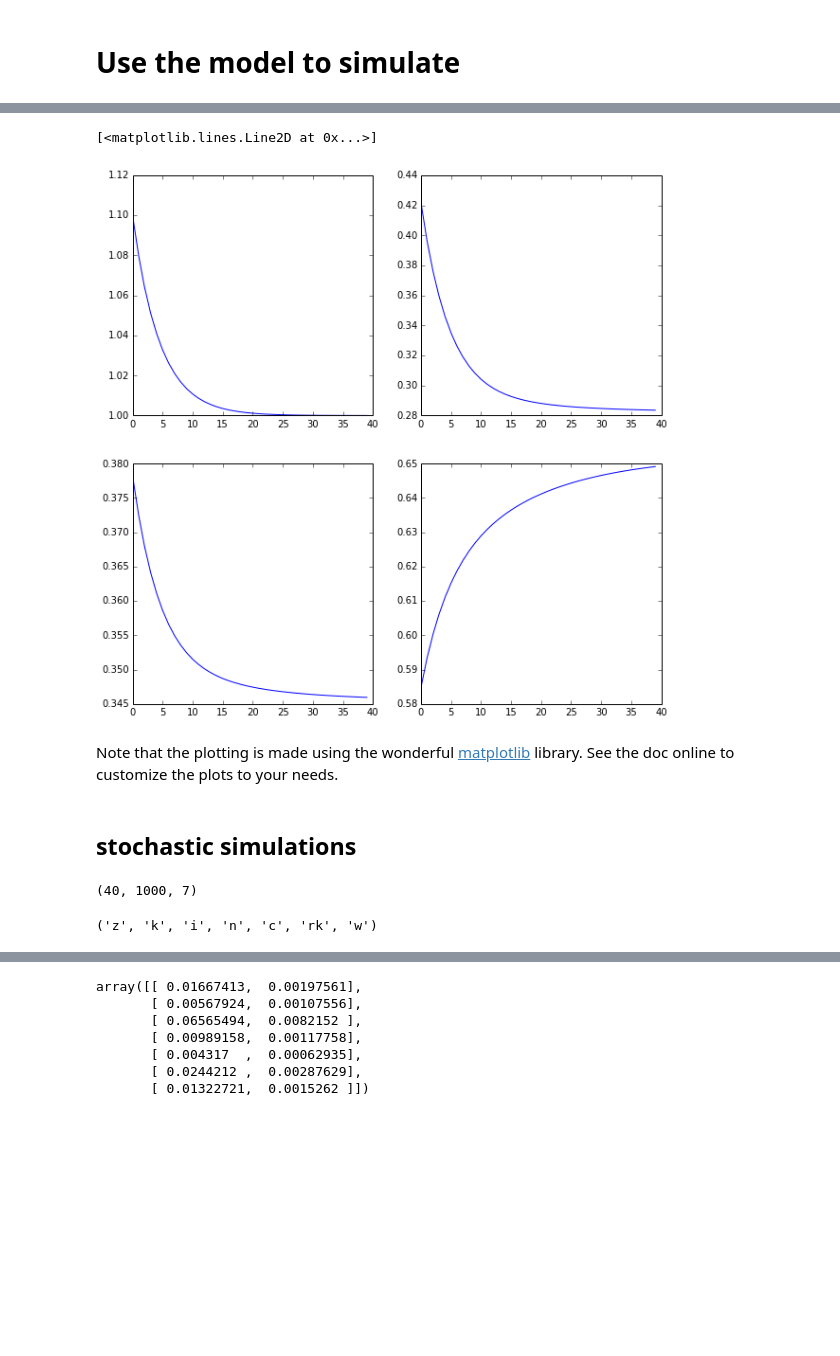
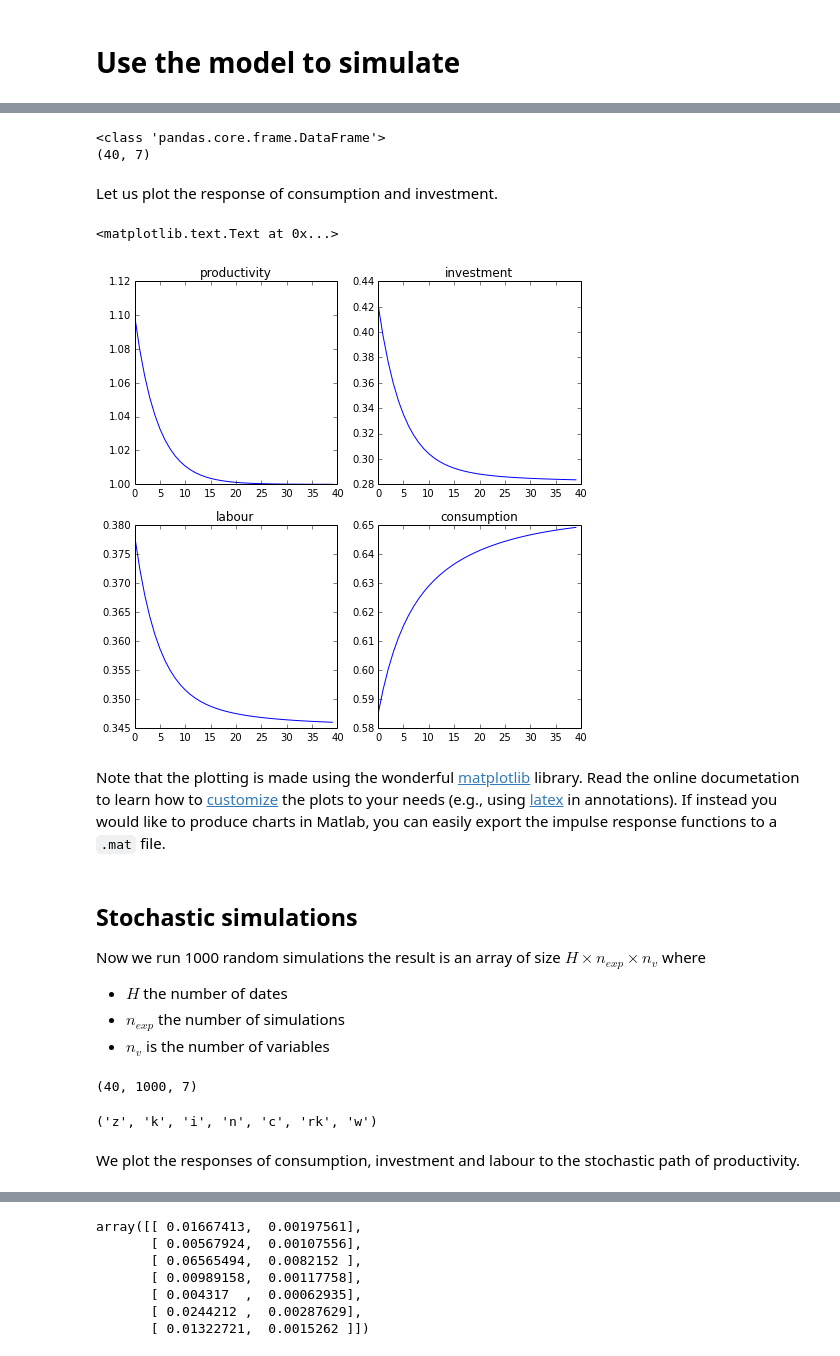
Before and after one commit to EconForge/dolo.py, a Jupyter notebook: examples/notebooks/rbc_model.ipynb, the cells around one changed output, grey strips where cells are left out. Cells and saved outputs as stored; diff of their text form; code cells hidden in the pictures; blank space fills up the shorter version.

```diff
--- a/examples/notebooks/rbc_model.ipynb
+++ b/examples/notebooks/rbc_model.ipynb
@@ -54,5 +87,5 @@ dr_pert = approximate_controls(model, order=1)
 # %%
-dr_global = global_solve(model, pert_order=1, smolyak_order=3)
+dr_global = time_iteration(model, pert_order=1, smolyak_order=3)
 # %% [markdown]
 # plot decision rule
 
@@ -83,6 +107,16 @@ array([ 0.99      ,  1.        ,  1.        ,  8.04277482,  0.025     ,
 # %%
 drs = []
-values = linspace(0.01, 0.04,5)
-for val in values:
+delta_values = linspace(0.01, 0.04,5)
+for val in delta_values:
     model.set_calibration(delta=val)
     drs.append(approximate_controls(model))
+
+for i,dr in enumerate(drs):
+    plot_decision_rule(model, dr, 'k', 'i',
+                       label='$\delta={}$'.format(delta_values[i]),
+                       bounds=bounds)
+
+ylabel('i')
+title('Investment')
+legend(bbox_to_anchor=(1.05, 1), loc=2, borderaxespad=0.)
+show()
@@ -109,3 +147,4 @@ Consider a 10% shock on productivity
 # %%
 s1 = s0.copy()
-s1[0] += 0.1
+s1[0] *= 1.1
+print(str(model.symbols['states'])+'='+str(s1))
@@ -124,19 +156,34 @@ print(irf.shape)
+# %%
+irf = simulate(model, dr_global, s1, n_exp=0, horizon=40 )
+print(irf.__class__)
+print(irf.shape)
+# %% [output]
+<class 'pandas.core.frame.DataFrame'>
+(40, 7)
+# %% [markdown]
+Let us plot the response of consumption and investment.
 # %%
-# let plot the response of consumption and investment
-figsize(10,10)
+figsize(8,8)
 subplot(221)
 plot(irf['z'], label='productivity')
 subplot(222)
 plot(irf['i'], label='investment')
 subplot(223)
 plot(irf['n'], label='labour')
 subplot(224)
 plot(irf['c'], label='consumption')
+
+subplot(221)
+title('productivity')
+subplot(222)
+title('investment')
+subplot(223)
+title('labour')
+subplot(224)
+title('consumption')
 # %% [output]
-[<matplotlib.lines.Line2D at 0x...>]
+<matplotlib.text.Text at 0x...>
-[figure, old version]
+[figure, new version]
-# %% [markdown]
-
-Note that the plotting is made using the wonderful [matplotlib](http://matplotlib.org/ "Matplotlib") library.
-See the doc online to customize the plots to your needs.
+# %% [markdown]
+Note that the plotting is made using the wonderful [matplotlib](http://matplotlib.org/users/pyplot_tutorial.html) library. Read the online documetation to learn how to [customize](http://matplotlib.org/users/beginner.html) the plots to your needs (e.g., using [latex](http://matplotlib.org/users/usetex.html) in annotations). If instead you would like to produce charts in Matlab, you can easily export the impulse response functions to a `.mat` file.
 # %%
@@ -145,20 +190,22 @@ See the doc online to customize the plots to your needs.
 irf_array = array( irf )
 import scipy.io
 scipy.io.savemat("export.mat", {'table': irf_array} )
-# %% [markdown]
-## stochastic simulations
-# %%
-sim = simulate(model, dr_global, s0, n_exp=1000, horizon=40 )
-# now we run 1000 random simulations
-# the result is an array of size H x n_v x n_exp where
-# - H the number of dates
-# - n_v is the number of variables
-# - n_exp the number of simulations
-print(sim.shape)
-# %% [output]
-(40, 1000, 7)
+# %% [markdown]
+## Stochastic simulations
+
+Now we run 1000 random simulations the result is an array of size $H\times n_{exp} \times n_v$ where
+- $H$ the number of dates
+- $n_{exp}$ the number of simulations
+- $n_v$ is the number of variables
+# %%
+sim = simulate(model, dr_global, s0, n_exp=1000, horizon=40 )
+print(sim.shape)
+# %% [output]
+(40, 1000, 7)
 # %%
 model.variables
 # %% [output]
 ('z', 'k', 'i', 'n', 'c', 'rk', 'w')
+# %% [markdown]
+We plot the responses of consumption, investment and labour to the stochastic path of productivity.
 # %%
```
Also changed, not shown: parts of 36 cells of this notebook.
